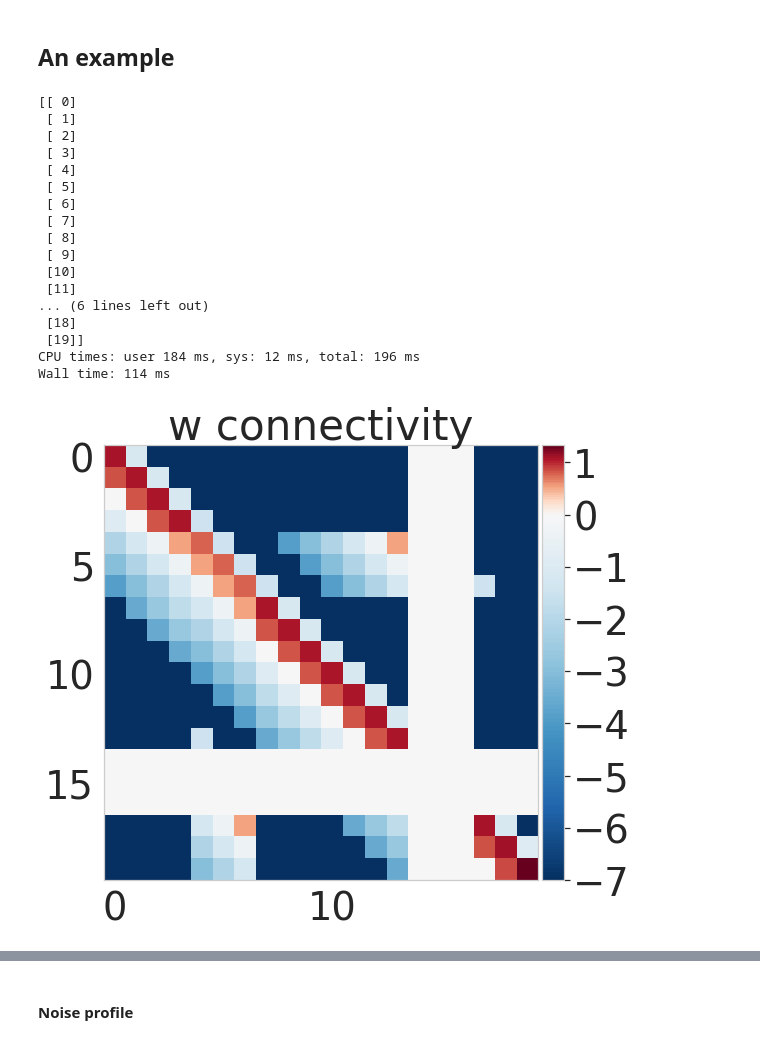
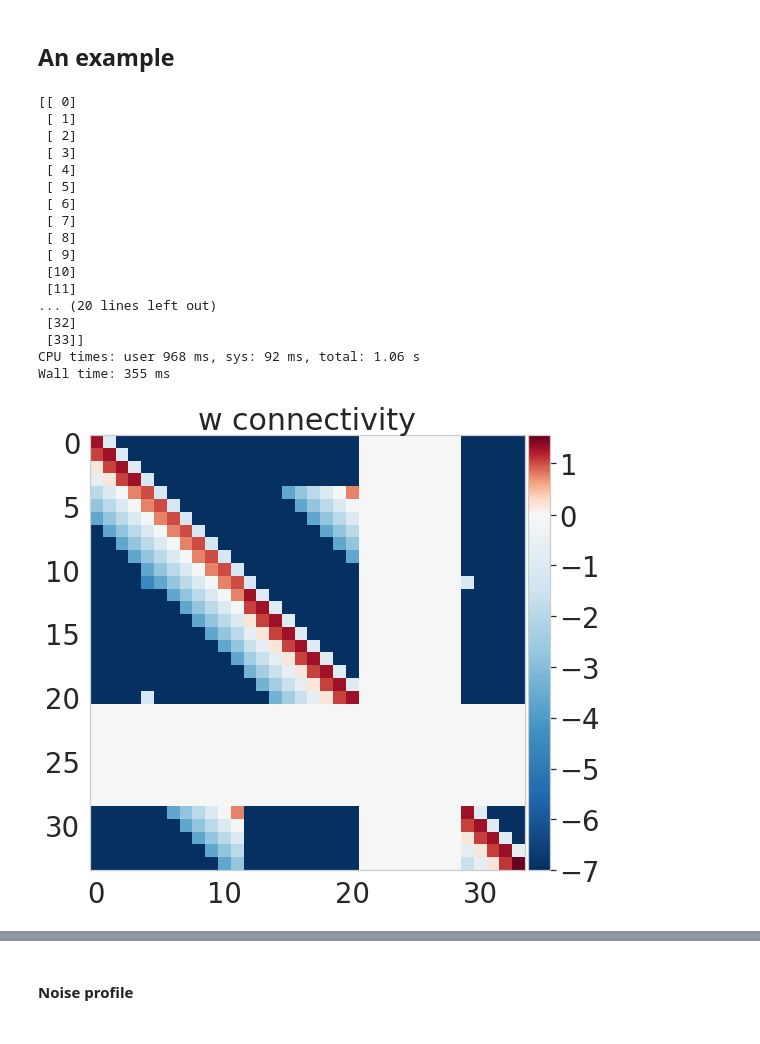
Before and after one commit to h-mayorquin/z-traces-project, a Jupyter notebook: jupyter/2018-11-12(Systematic disambiguation).ipynb, the cells around one changed output, grey strips where cells are left out. Drawn from its saved outputs; the diff is of its cells as text; code cells hidden in the pictures.

```diff
--- a/jupyter/2018-11-12(Systematic disambiguation).ipynb
+++ b/jupyter/2018-11-12(Systematic disambiguation).ipynb
@@ -309,7 +309,7 @@ tau_z_pre = 0.050
 tau_z_post = 0.005
 
 hypercolumns = 1
-minicolumns = 20
+minicolumns = 34
 n_patterns = minicolumns
 
 # Training protocol
@@ -347,44 +347,44 @@ timed_input = manager.run_network_protocol_offline(protocol=protocol)
 
 # Build the representation
 representation_overlap = 1.0
-sequence_overlap = 0.3
+sequence_overlap = 0.5
 patterns_per_sequence = 10
 activity_representation = create_overalaped_representation(manager, representation_overlap, sequence_overlap)
 representation = PatternsRepresentation(activity_representation, minicolumns=minicolumns)
 inter_pulse_intervals[patterns_per_sequence - 1] = inter_sequence_interval
 
 print(activity_representation)
 
 
 # Build the protocol
 protocol = Protocol()
 protocol.simple_protocol(representation, training_times=training_times, inter_pulse_intervals=inter_pulse_intervals,
                     inter_sequence_interval=inter_sequence_interval, epochs=epochs, resting_time=resting_time)
 
 # Run the protocol
 timed_input = manager.run_network_protocol_offline(protocol=protocol)
 # Set the persistent time
 manager.set_persistent_time_with_adaptation_gain(T_persistence=T_persistence)
 plot_weight_matrix(manager)
 # %% [output]
 [[ 0]
  [ 1]
  [ 2]
  [ 3]
  [ 4]
  [ 5]
  [ 6]
  [ 7]
  [ 8]
  [ 9]
  [10]
  [11]
-... (6 lines left out)
- [18]
- [19]]
-CPU times: user 184 ms, sys: 12 ms, total: 196 ms
-Wall time: 114 ms
+... (20 lines left out)
+ [32]
+ [33]]
+CPU times: user 968 ms, sys: 92 ms, total: 1.06 s
+Wall time: 355 ms
-[figure, old version]
+[figure, new version]
 # %%
 T_cue = 2 * manager.nn.tau_s
 T_recall = 3 * T_persistence * patterns_per_sequence + T_cue
```
Also changed, not shown: parts of 6 cells of this notebook, 22 other files.
